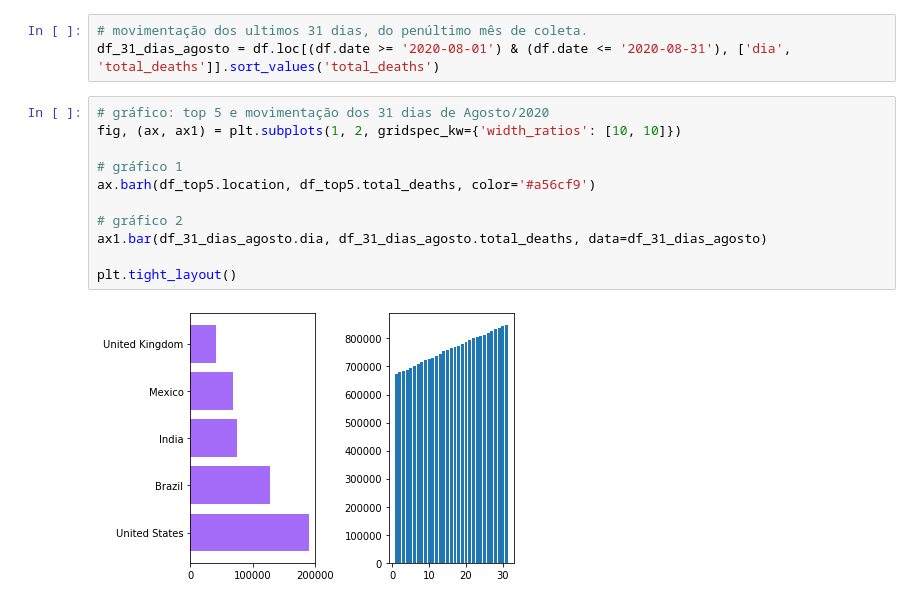
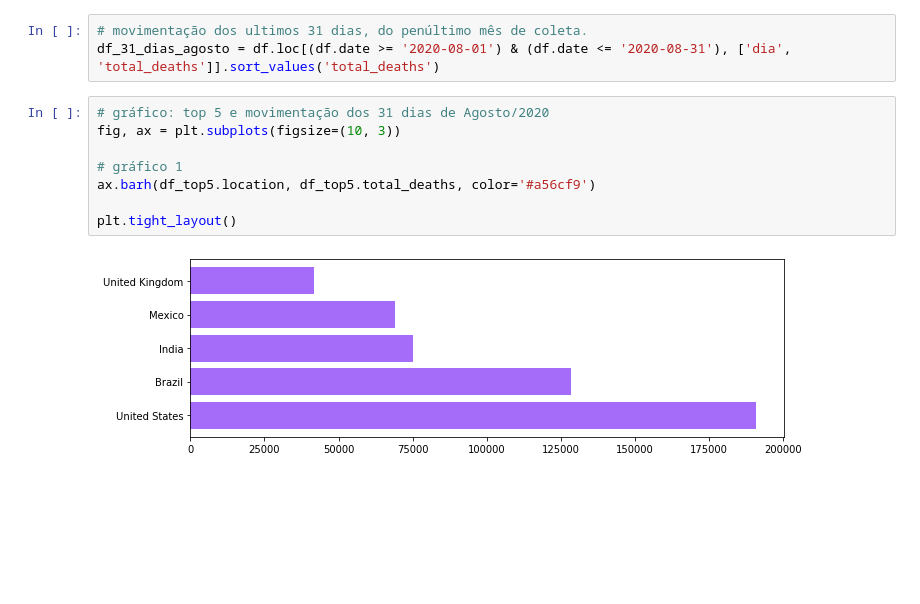
Before and after one commit to leonarddocchagas/data_science, a Jupyter notebook: Estudo_de_Caso_da_COVID_19.ipynb, the cells around one changed output. Saved outputs shown, nothing was run; the diff lists cells and outputs as text; blank space fills up the shorter version.

```diff
--- a/Estudo_de_Caso_da_COVID_19.ipynb
+++ b/Estudo_de_Caso_da_COVID_19.ipynb
@@ -178,14 +172,11 @@ df.head(2)
 df_31_dias_agosto = df.loc[(df.date >= '2020-08-01') & (df.date <= '2020-08-31'), ['dia', 'total_deaths']].sort_values('total_deaths')
 # %%
 # gráfico: top 5 e movimentação dos 31 dias de Agosto/2020
-fig, (ax, ax1) = plt.subplots(1, 2, gridspec_kw={'width_ratios': [10, 10]})
+fig, ax = plt.subplots(figsize=(10, 3))
 
 # gráfico 1
 ax.barh(df_top5.location, df_top5.total_deaths, color='#a56cf9')
 
-# gráfico 2
-ax1.bar(df_31_dias_agosto.dia, df_31_dias_agosto.total_deaths, data=df_31_dias_agosto)
-
 plt.tight_layout()
 # %% [output]
-[figure, old version]
+[figure, new version]
```
Also changed, not shown: parts of 6 cells of this notebook.
